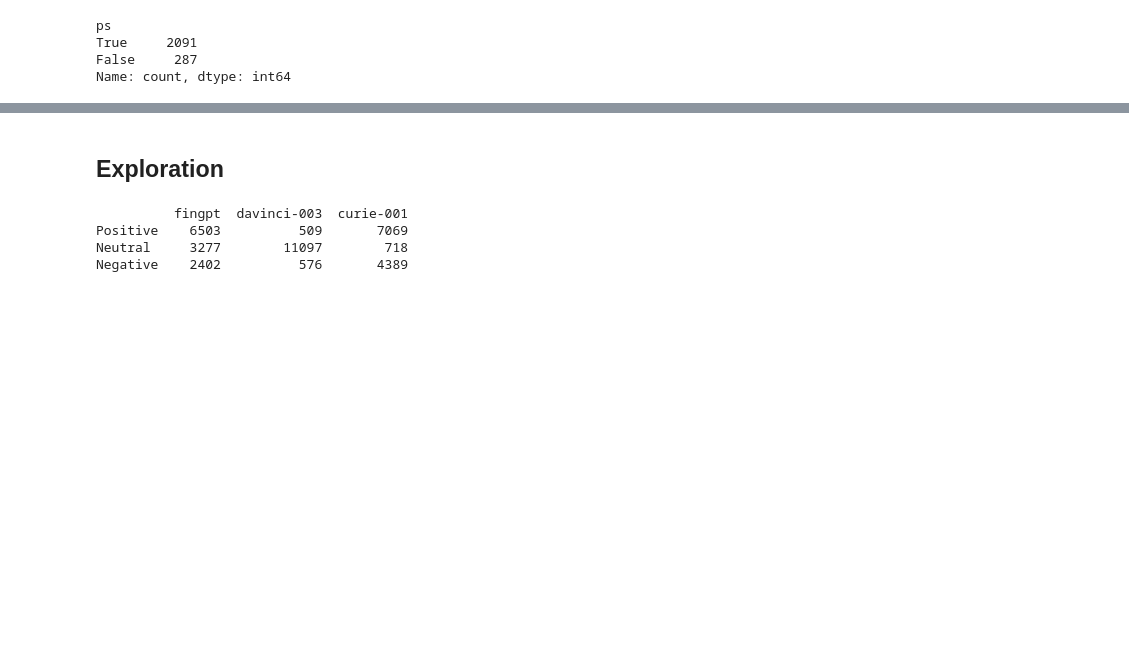
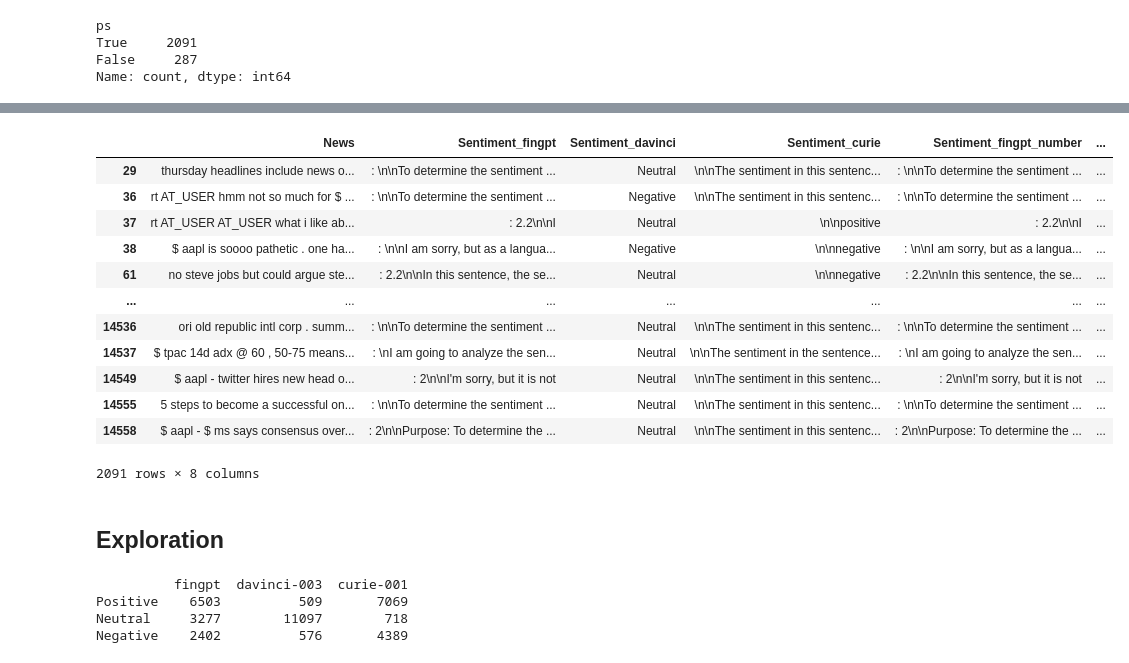
Before and after one commit to carloszan/Financial-LM-Benchmark, a Jupyter notebook: sentiment_results/notebooks/processing_data.ipynb, the cells around one changed output, grey strips where cells are left out. Saved outputs shown, nothing was run; the diff lists cells and outputs as text; code cells hidden in the pictures; blank space fills up the shorter version.

```diff
--- a/sentiment_results/notebooks/processing_data.ipynb
+++ b/sentiment_results/notebooks/processing_data.ipynb
@@ -140,0 +198,16 @@ Name: count, dtype: int64
+# %%
+aux_df[aux_df['missing'] == True]
+# %% [output]
+|  | News | Sentiment_fingpt | Sentiment_davinci | Sentiment_curie | Sentiment_fingpt_number | ... |
+| 29 | thursday headlines include news o... | : \n\nTo determine the sentiment ... | Neutral | \n\nThe sentiment in this sentenc... | : \n\nTo determine the sentiment ... | ... |
+| 36 | rt AT_USER hmm not so much for $ ... | : \n\nTo determine the sentiment ... | Negative | \n\nThe sentiment in this sentenc... | : \n\nTo determine the sentiment ... | ... |
+| 37 | rt AT_USER AT_USER what i like ab... | : 2.2\n\nI | Neutral | \n\npositive | : 2.2\n\nI | ... |
+| 38 | $ aapl is soooo pathetic . one ha... | : \n\nI am sorry, but as a langua... | Negative | \n\nnegative | : \n\nI am sorry, but as a langua... | ... |
+| 61 | no steve jobs but could argue ste... | : 2.2\n\nIn this sentence, the se... | Neutral | \n\nnegative | : 2.2\n\nIn this sentence, the se... | ... |
+| ... | ... | ... | ... | ... | ... | ... |
+| 14536 | ori old republic intl corp . summ... | : \n\nTo determine the sentiment ... | Neutral | \n\nThe sentiment in this sentenc... | : \n\nTo determine the sentiment ... | ... |
+| 14537 | $ tpac 14d adx @ 60 , 50-75 means... | : \nI am going to analyze the sen... | Neutral | \n\nThe sentiment in the sentence... | : \nI am going to analyze the sen... | ... |
+| 14549 | $ aapl - twitter hires new head o... | : 2\n\nI'm sorry, but it is not | Neutral | \n\nThe sentiment in this sentenc... | : 2\n\nI'm sorry, but it is not | ... |
+| 14555 | 5 steps to become a successful on... | : \n\nTo determine the sentiment ... | Neutral | \n\nThe sentiment in this sentenc... | : \n\nTo determine the sentiment ... | ... |
+| 14558 | $ aapl - $ ms says consensus over... | : 2\n\nPurpose: To determine the ... | Neutral | \n\nThe sentiment in this sentenc... | : 2\n\nPurpose: To determine the ... | ... |
+2091 rows × 8 columns
```
Also changed, not shown: parts of 8 cells of this notebook, 10 other files.
